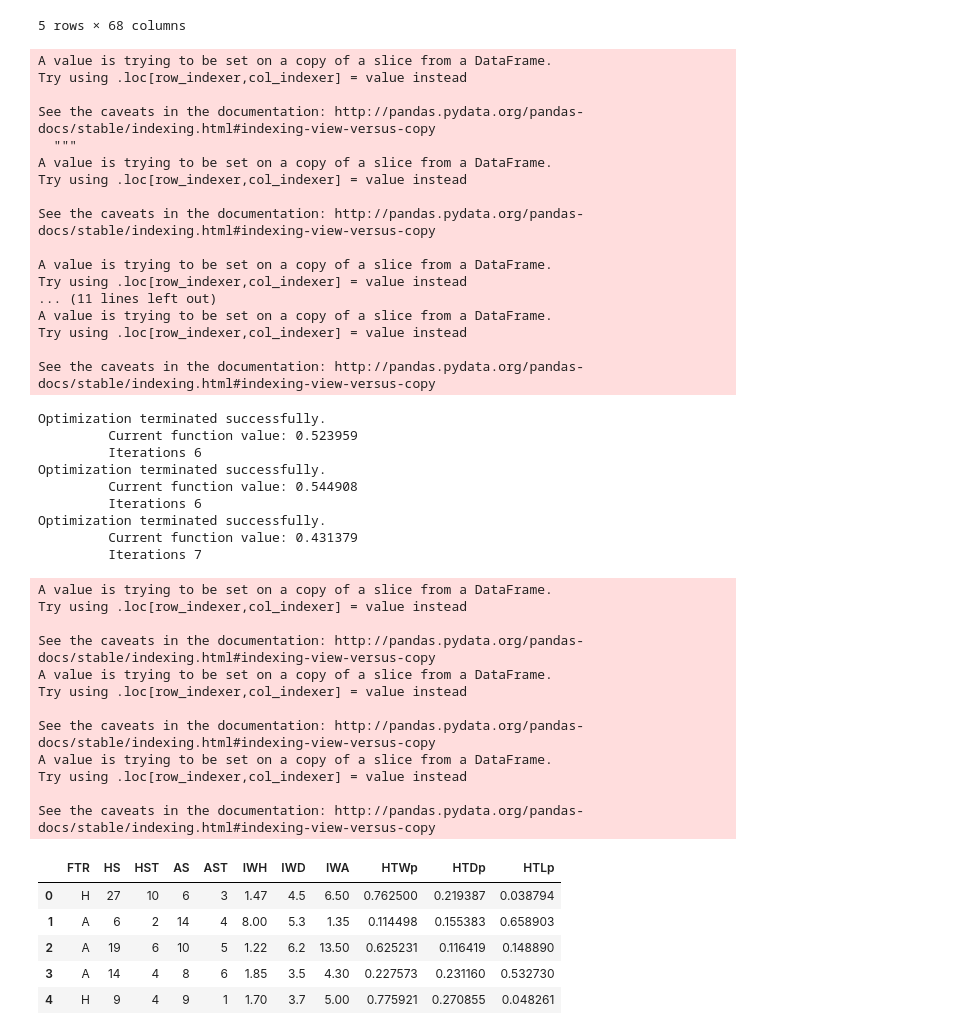
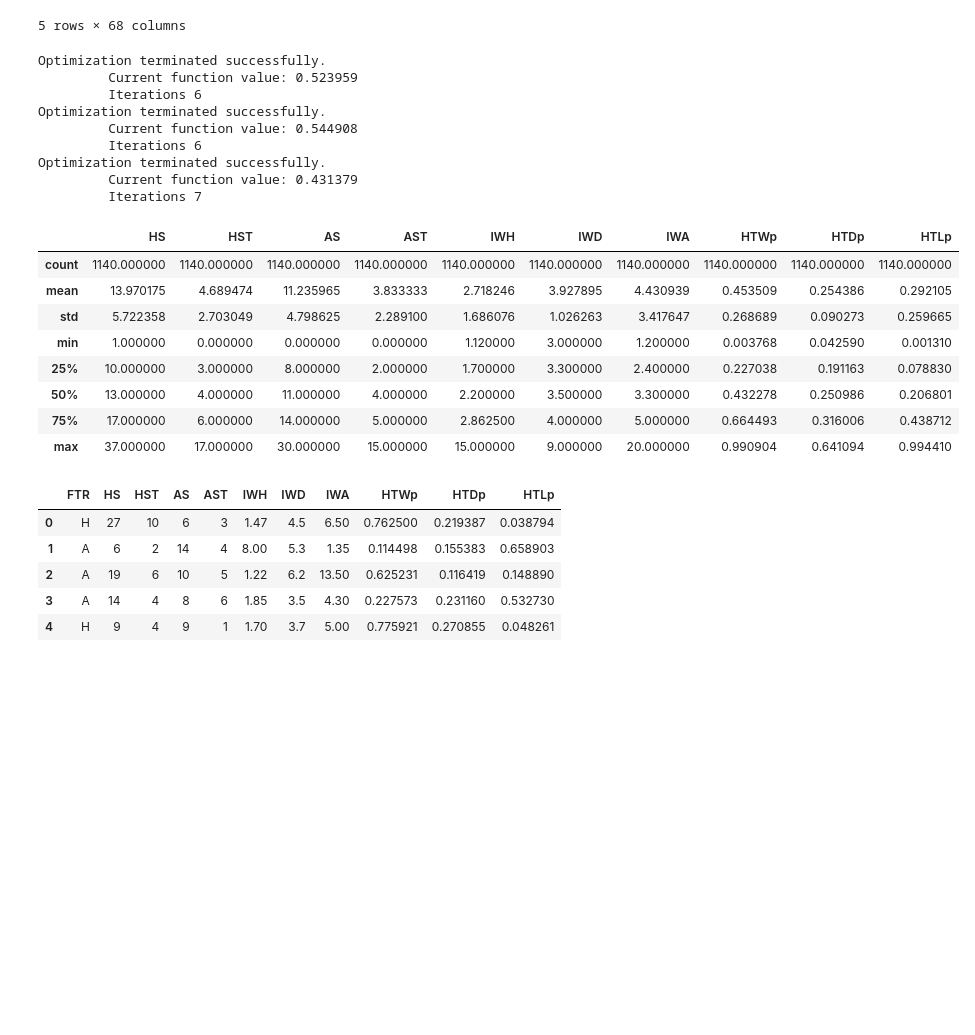
Before and after one commit to sunghoonhong/foot-ball-analysis, a Jupyter notebook: Untitled1.ipynb, the cells around one changed output. Cells and saved outputs as stored; diff of their text form; code cells hidden in the pictures; blank space fills up the shorter version.

```diff
--- a/Untitled1.ipynb
+++ b/Untitled1.ipynb
@@ -26,72 +27,54 @@ df.head()
 # %%
 hdata = df[['HTW','HS','HST','AS','AST','IWH','IWD','IWA']]
 ddata = df[['HTD','HS','HST','AS','AST','IWH','IWD','IWA']]
 adata = df[['HTL','HS','HST','AS','AST','IWH','IWD','IWA']]
 
 hdata['intercept'] = 1.0
 ddata['intercept'] = 1.0
 adata['intercept'] = 1.0
 
 # logistic regression
 train_cols_h = hdata.columns[1:]
-logit_h = sm.Logit(wdata['HTW'], wdata[train_cols_h])
+logit_h = sm.Logit(hdata['HTW'], hdata[train_cols_h])
 train_cols_d = ddata.columns[1:]
 logit_d = sm.Logit(ddata['HTD'], ddata[train_cols_d])
 train_cols_a = adata.columns[1:]
 logit_a = sm.Logit(adata['HTL'], adata[train_cols_a])
 
 # fit the model
 hresult = logit_h.fit()
 dresult = logit_d.fit()
 aresult = logit_a.fit()
 
-hdata["predict"] = hresult.predict(wdata[train_cols_h])
+hdata["predict"] = hresult.predict(hdata[train_cols_h])
 ddata["predict"] = dresult.predict(ddata[train_cols_d])
 adata["predict"] = aresult.predict(adata[train_cols_a])
 
 logistic_predict = df[['FTR','HS','HST','AS','AST','IWH','IWD','IWA']]
 logistic_predict['HTWp'] = hdata["predict"]
 logistic_predict['HTDp'] = ddata["predict"]
 logistic_predict['HTLp'] = adata["predict"]
+
+logistic_predict.describe()
 # %% [output]
-A value is trying to be set on a copy of a slice from a DataFrame.
-Try using .loc[row_indexer,col_indexer] = value instead
-
-See the caveats in the documentation: http://pandas.pydata.org/pandas-docs/stable/indexing.html#indexing-view-versus-copy
-  """
-A value is trying to be set on a copy of a slice from a DataFrame.
-Try using .loc[row_indexer,col_indexer] = value instead
-
-See the caveats in the documentation: http://pandas.pydata.org/pandas-docs/stable/indexing.html#indexing-view-versus-copy
-
-A value is trying to be set on a copy of a slice from a DataFrame.
-Try using .loc[row_indexer,col_indexer] = value instead
-... (11 lines left out)
-A value is trying to be set on a copy of a slice from a DataFrame.
-Try using .loc[row_indexer,col_indexer] = value instead
-
-See the caveats in the documentation: http://pandas.pydata.org/pandas-docs/stable/indexing.html#indexing-view-versus-copy
+Optimization terminated successfully.
+         Current function value: 0.523959
+         Iterations 6
+Optimization terminated successfully.
+         Current function value: 0.544908
+         Iterations 6
+Optimization terminated successfully.
+         Current function value: 0.431379
+         Iterations 7
-Optimization terminated successfully.
-         Current function value: 0.523959
-         Iterations 6
-Optimization terminated successfully.
-         Current function value: 0.544908
-         Iterations 6
-Optimization terminated successfully.
-         Current function value: 0.431379
-         Iterations 7
-A value is trying to be set on a copy of a slice from a DataFrame.
-Try using .loc[row_indexer,col_indexer] = value instead
-
-See the caveats in the documentation: http://pandas.pydata.org/pandas-docs/stable/indexing.html#indexing-view-versus-copy
-A value is trying to be set on a copy of a slice from a DataFrame.
-Try using .loc[row_indexer,col_indexer] = value instead
-
-See the caveats in the documentation: http://pandas.pydata.org/pandas-docs/stable/indexing.html#indexing-view-versus-copy
-A value is trying to be set on a copy of a slice from a DataFrame.
-Try using .loc[row_indexer,col_indexer] = value instead
-
-See the caveats in the documentation: http://pandas.pydata.org/pandas-docs/stable/indexing.html#indexing-view-versus-copy
+|  | HS | HST | AS | AST | IWH | IWD | IWA | HTWp | HTDp | HTLp |
+| count | 1140.000000 | 1140.000000 | 1140.000000 | 1140.000000 | 1140.000000 | 1140.000000 | 1140.000000 | 1140.000000 | 1140.000000 | 1140.000000 |
+| mean | 13.970175 | 4.689474 | 11.235965 | 3.833333 | 2.718246 | 3.927895 | 4.430939 | 0.453509 | 0.254386 | 0.292105 |
+| std | 5.722358 | 2.703049 | 4.798625 | 2.289100 | 1.686076 | 1.026263 | 3.417647 | 0.268689 | 0.090273 | 0.259665 |
+| min | 1.000000 | 0.000000 | 0.000000 | 0.000000 | 1.120000 | 3.000000 | 1.200000 | 0.003768 | 0.042590 | 0.001310 |
+| 25% | 10.000000 | 3.000000 | 8.000000 | 2.000000 | 1.700000 | 3.300000 | 2.400000 | 0.227038 | 0.191163 | 0.078830 |
+| 50% | 13.000000 | 4.000000 | 11.000000 | 4.000000 | 2.200000 | 3.500000 | 3.300000 | 0.432278 | 0.250986 | 0.206801 |
+| 75% | 17.000000 | 6.000000 | 14.000000 | 5.000000 | 2.862500 | 4.000000 | 5.000000 | 0.664493 | 0.316006 | 0.438712 |
+| max | 37.000000 | 17.000000 | 30.000000 | 15.000000 | 15.000000 | 9.000000 | 20.000000 | 0.990904 | 0.641094 | 0.994410 |
 # %%
 logistic_predict.head()
 # %% [output]
```
Also changed, not shown: parts of 4 cells of this notebook.
